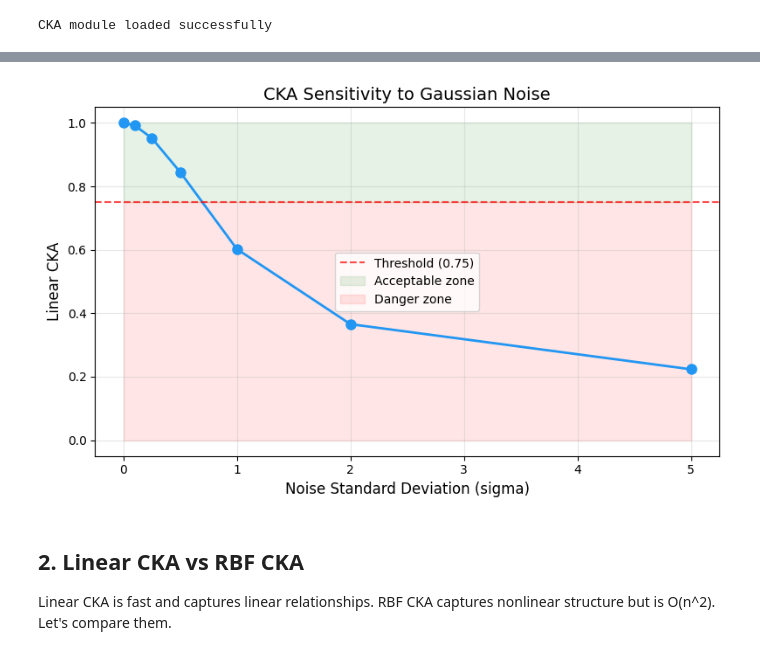
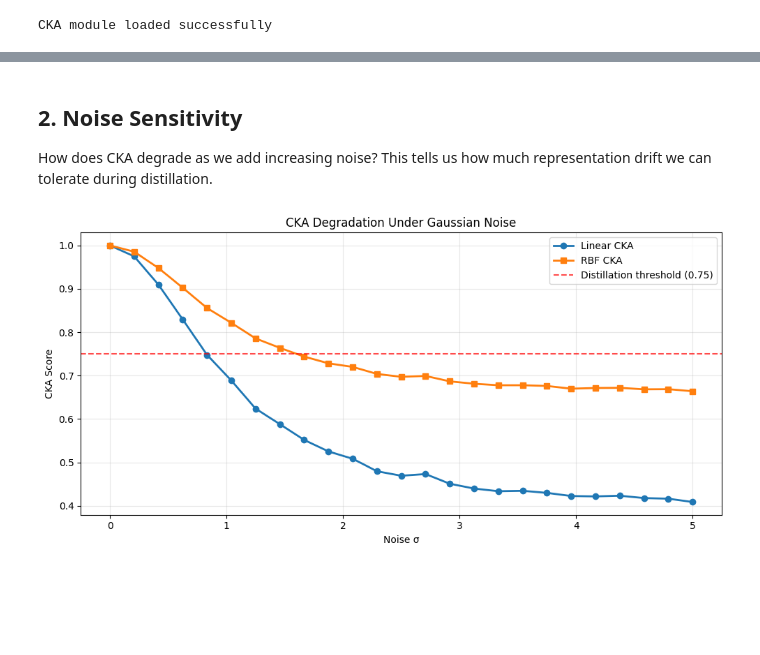
Before and after one commit to Wayy-Research/project-aya, a Jupyter notebook: notebooks/02_cka_analysis.ipynb, the cells around one changed output, grey strips where cells are left out. Drawn from its saved outputs; the diff is of its cells as text; code cells hidden in the pictures; blank space fills up the shorter version.

```diff
--- a/notebooks/02_cka_analysis.ipynb
+++ b/notebooks/02_cka_analysis.ipynb
@@ -99,22 +61,30 @@ Dim mismatch (64→32): CKA = 0.7493
+# %% [markdown]
+## 2. Noise Sensitivity
+
+How does CKA degrade as we add increasing noise? This tells us how much representation drift we can tolerate during distillation.
 # %%
-# Plot CKA vs noise level
-fig, ax = plt.subplots(figsize=(8, 5))
-ax.plot(noise_levels, cka_scores, "o-", color="#2196F3", linewidth=2, markersize=8)
-ax.axhline(y=0.75, color="red", linestyle="--", alpha=0.7, label="Threshold (0.75)")
-ax.fill_between(noise_levels, 0.75, 1.0, alpha=0.1, color="green", label="Acceptable zone")
-ax.fill_between(noise_levels, 0, 0.75, alpha=0.1, color="red", label="Danger zone")
-ax.set_xlabel("Noise Standard Deviation (sigma)", fontsize=12)
-ax.set_ylabel("Linear CKA", fontsize=12)
-ax.set_title("CKA Sensitivity to Gaussian Noise", fontsize=14)
+torch.manual_seed(42)
+X = torch.randn(200, 128)
+noise_levels = np.linspace(0, 5, 25)
+linear_scores = []
+rbf_scores = []
+
+for sigma in noise_levels:
+    Y = X + sigma * torch.randn_like(X)
+    linear_scores.append(linear_cka(X, Y))
+    rbf_scores.append(rbf_cka(X, Y))
+
+fig, ax = plt.subplots(figsize=(10, 5))
+ax.plot(noise_levels, linear_scores, "o-", label="Linear CKA", linewidth=2)
+ax.plot(noise_levels, rbf_scores, "s-", label="RBF CKA", linewidth=2)
+ax.axhline(y=0.75, color="red", linestyle="--", alpha=0.7, label="Distillation threshold (0.75)")
+ax.set_xlabel("Noise \u03c3")
+ax.set_ylabel("CKA Score")
+ax.set_title("CKA Degradation Under Gaussian Noise")
 ax.legend()
-ax.set_ylim(-0.05, 1.05)
 ax.grid(True, alpha=0.3)
 plt.tight_layout()
 plt.savefig("../results/cka_noise_sensitivity.png", dpi=150, bbox_inches="tight")
 plt.show()
 # %% [output]
-[figure, old version]
+[figure, new version]
-# %% [markdown]
-## 2. Linear CKA vs RBF CKA
-
-Linear CKA is fast and captures linear relationships. RBF CKA captures nonlinear structure but is O(n^2). Let's compare them.
```
Also changed, not shown: parts of 20 cells of this notebook, 14 other files.
